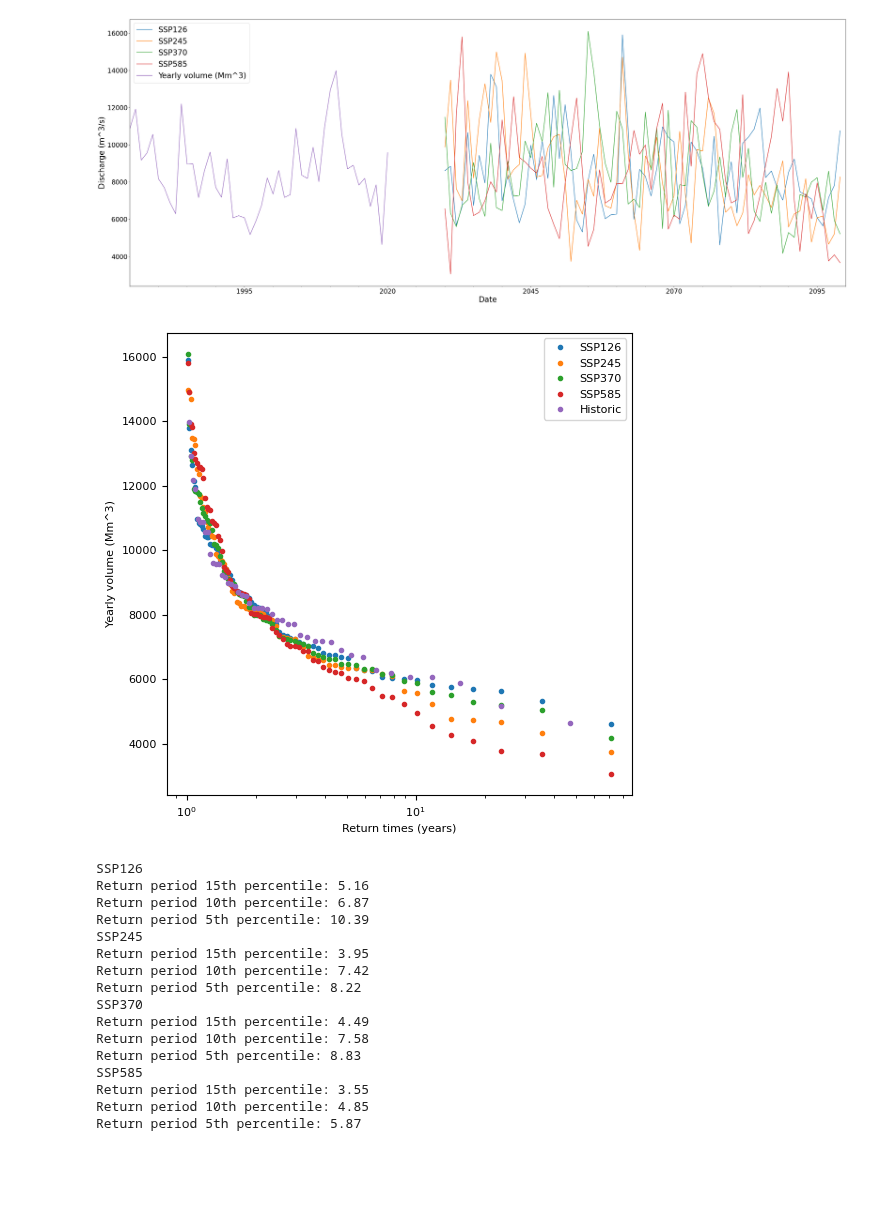
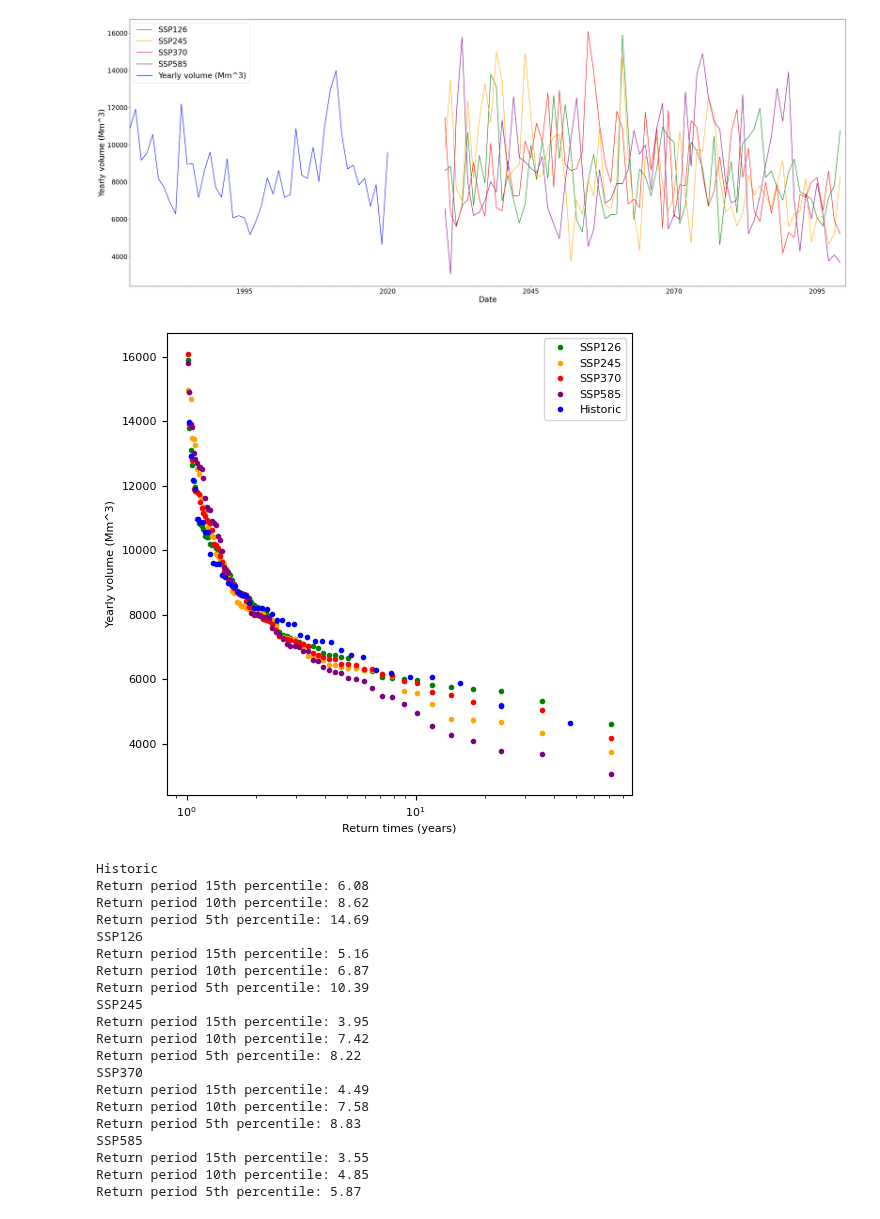
Before and after one commit to eWaterCycle/projects, a Jupyter notebook: BEP/code/CMIP/CMIP_Results.ipynb, the cells around one changed output. Cells and saved outputs as stored; diff of their text form; code cells hidden in the pictures; blank space fills up the shorter version.

```diff
--- a/BEP/code/CMIP/CMIP_Results.ipynb
+++ b/BEP/code/CMIP/CMIP_Results.ipynb
@@ -40,19 +40,19 @@ SSP370_yearly = pd.read_csv('SSP370_yearly.csv', index_col=0, parse_dates=True,
 SSP585_yearly = pd.read_csv('SSP585_yearly.csv', index_col=0, parse_dates=True, names=['Date', 'SSP585'], header=0)
 # %%
 fig, ax = plt.subplots(figsize=(40, 15))
-SSP126_yearly.plot(ax=ax)
-SSP245_yearly.plot(ax=ax)
-SSP370_yearly.plot(ax=ax)
-SSP585_yearly.plot(ax=ax)
-yearly_volume.plot(ax=ax)
+SSP126_yearly.plot(ax=ax, color='green')
+SSP245_yearly.plot(ax=ax, color='orange')
+SSP370_yearly.plot(ax=ax, color='red')
+SSP585_yearly.plot(ax=ax, color='purple')
+yearly_volume.plot(ax=ax, color='blue')
 plt.xticks(fontsize=20)
 plt.yticks(fontsize=20)
 ax.set_xlabel("Date", fontsize=24)
-ax.set_ylabel("Discharge (m^3/s)", fontsize=24)
+ax.set_ylabel("Yearly volume (Mm^3)", fontsize=24)
 plt.xlim('1975', '2100')
 plt.legend(fontsize=24);
 # %% [output]
-[figure, old version]
+[figure, new version]
 # %%
 def return_periods(data):
     n = len(data)
@@ -76,20 +76,30 @@ ax.set_xlabel("Return times (years)", fontsize=8)
 ax.set_ylabel("Yearly volume (Mm^3)", fontsize=8)
 plt.xscale('log')
 
-plt.plot(return_period_CMIP, SSP126_yearly_sorted, marker='o', linestyle='None', ms=3, label='SSP126')
-plt.plot(return_period_CMIP, SSP245_yearly_sorted, marker='o', linestyle='None', ms=3, label='SSP245')
-plt.plot(return_period_CMIP, SSP370_yearly_sorted, marker='o', linestyle='None', ms=3, label='SSP370')
-plt.plot(return_period_CMIP, SSP585_yearly_sorted, marker='o', linestyle='None', ms=3, label='SSP585')
-plt.plot(return_period_historic, historic_sorted, marker='o', linestyle='None', ms=3, label='Historic')
+plt.plot(return_period_CMIP, SSP126_yearly_sorted, marker='o', linestyle='None', ms=3, label='SSP126', color='green')
+plt.plot(return_period_CMIP, SSP245_yearly_sorted, marker='o', linestyle='None', ms=3, label='SSP245', color='orange')
+plt.plot(return_period_CMIP, SSP370_yearly_sorted, marker='o', linestyle='None', ms=3, label='SSP370', color='red')
+plt.plot(return_period_CMIP, SSP585_yearly_sorted, marker='o', linestyle='None', ms=3, label='SSP585', color='purple')
+plt.plot(return_period_historic, historic_sorted, marker='o', linestyle='None', ms=3, label='Historic', color='blue')
 plt.legend(fontsize=8);
 # %% [output]
-[figure, old version]
+[figure, new version]
 # %%
 CMIP_scenarios_yearly = [SSP126_yearly_sorted, SSP245_yearly_sorted, SSP370_yearly_sorted, SSP585_yearly_sorted]
 names = ['SSP126', 'SSP245', 'SSP370', 'SSP585']
 percentile15 = np.percentile(historic_sorted, 15)
 percentile10 = np.percentile(historic_sorted, 10)
 percentile5 = np.percentile(historic_sorted, 5)
+
+interpolate_func_h = interp1d(historic_sorted, return_period_historic, bounds_error=False, fill_value="extrapolate")
+return15_h = interpolate_func_h(percentile15)
+return10_h = interpolate_func_h(percentile10)
+return5_h = interpolate_func_h(percentile5)
+
+print('Historic')
+print(f'Return period 15th percentile: {return15_h:.2f}')
+print(f'Return period 10th percentile: {return10_h:.2f}')
+print(f'Return period 5th percentile: {return5_h:.2f}')
 
 for i in range(len(CMIP_scenarios_yearly)):
     interpolate_func = interp1d(CMIP_scenarios_yearly[i], return_period_CMIP, bounds_error=False, fill_value="extrapolate")
@@ -101,6 +111,10 @@ for i in range(len(CMIP_scenarios_yearly)):
     print(f'Return period 10th percentile: {return10:.2f}')
     print(f'Return period 5th percentile: {return5:.2f}')
 # %% [output]
+Historic
+Return period 15th percentile: 6.08
+Return period 10th percentile: 8.62
+Return period 5th percentile: 14.69
 SSP126
 Return period 15th percentile: 5.16
 Return period 10th percentile: 6.87
```
Also changed, not shown: parts of 2 cells of this notebook, 6 other files.
